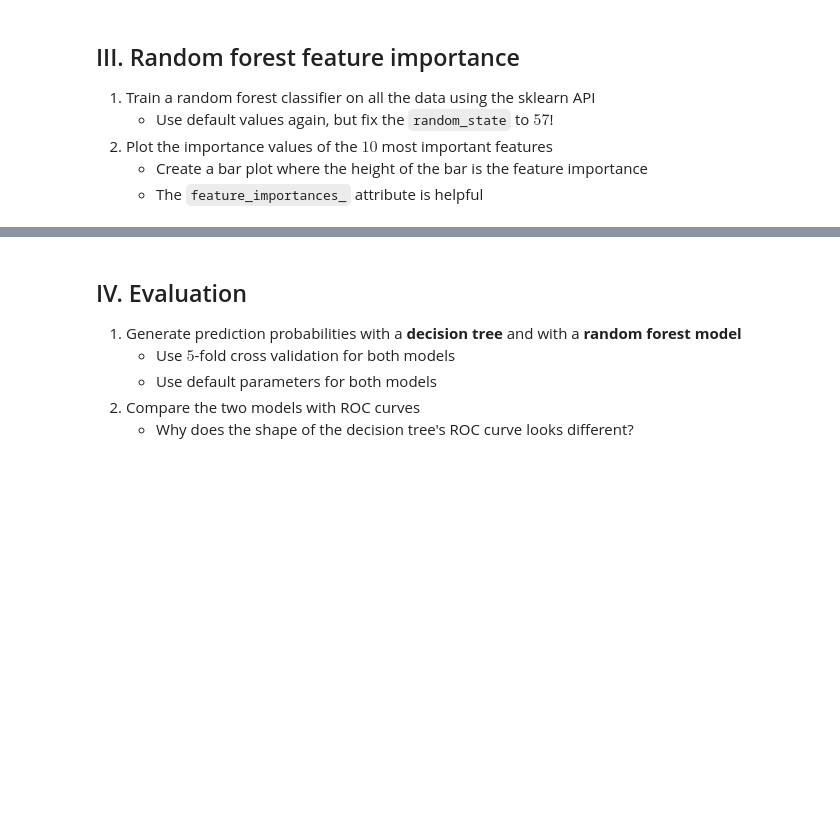
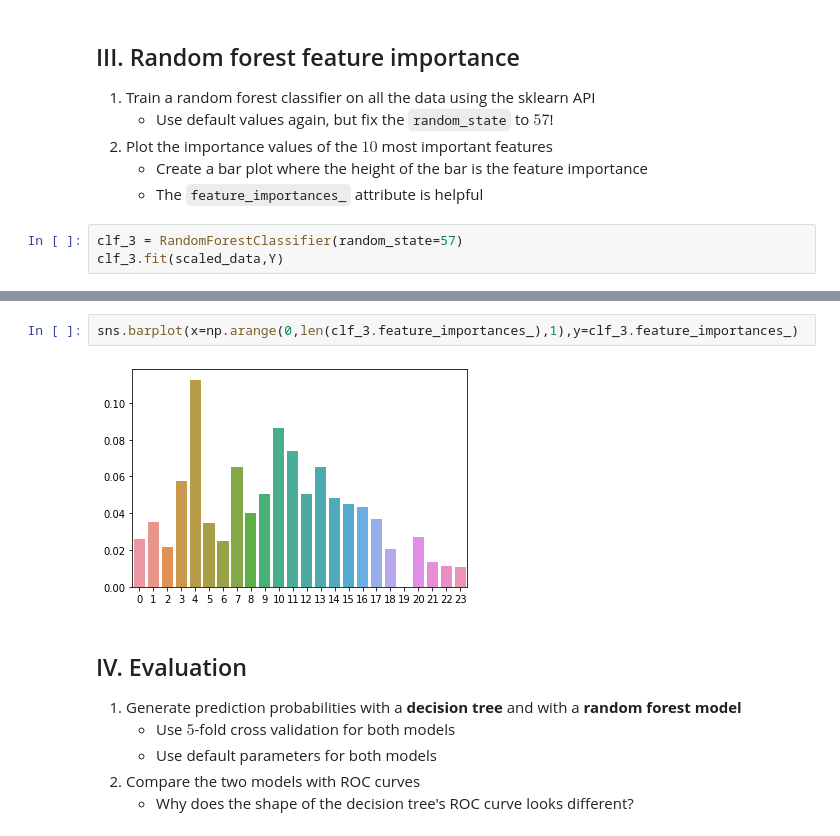
Before and after one commit to barnabasp/ML_Course, a Jupyter notebook: 8/bporfy_lab_08_tree_models.ipynb, the cells around one changed output, grey strips where cells are left out. Cells and saved outputs as stored; diff of their text form; blank space fills up the shorter version.

```diff
--- a/8/bporfy_lab_08_tree_models.ipynb
+++ b/8/bporfy_lab_08_tree_models.ipynb
@@ -269,3 +283,6 @@ ypred = clf.predict(scaled_data)
 2.   Plot the importance values of the $10$ most important features
      -   Create a bar plot where the height of the bar is the feature importance
      -   The `feature_importances_` attribute is helpful
+# %%
+clf_3 = RandomForestClassifier(random_state=57)
+clf_3.fit(scaled_data,Y)
@@ -272,3 +303,7 @@ ypred = clf.predict(scaled_data)
+# %%
+sns.barplot(x=np.arange(0,len(clf_3.feature_importances_),1),y=clf_3.feature_importances_)
+# %% [output]
+[figure, added]
 # %% [markdown]
 ## IV. Evaluation
 
```
Also changed, not shown: parts of 9 cells of this notebook.
